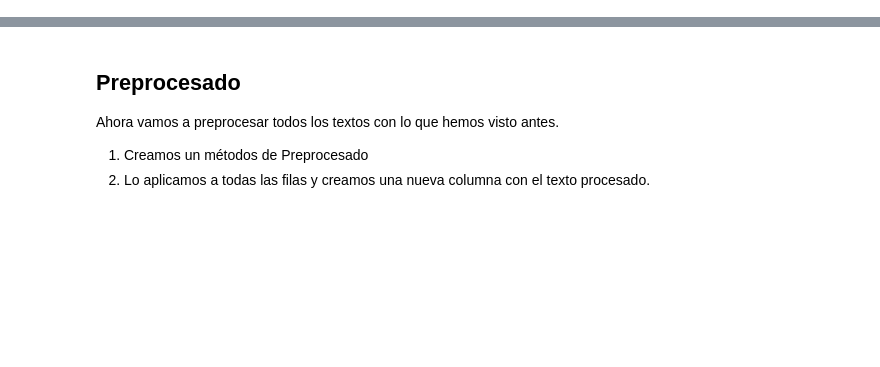
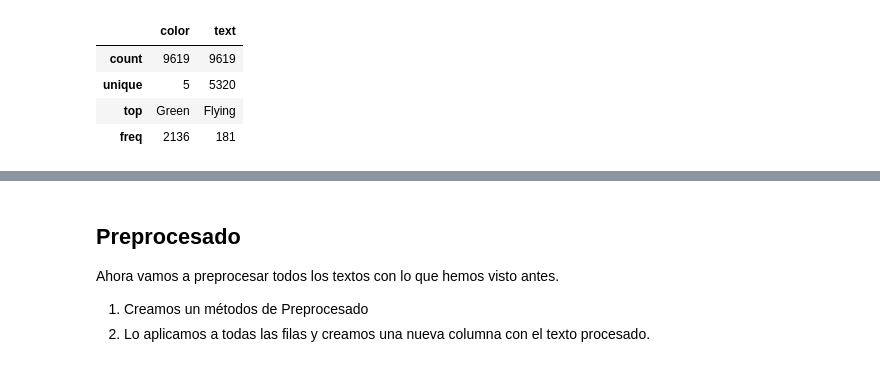
Before and after one commit to madaidays/MG.Workshop.Classification, a Jupyter notebook: Text Classification.ipynb, the cells around one changed output, grey strips where cells are left out. Saved outputs shown, nothing was run; the diff lists cells and outputs as text; code cells hidden in the pictures; blank space fills up the shorter version.

```diff
--- a/Text Classification.ipynb
+++ b/Text Classification.ipynb
@@ -30,0 +28,8 @@ df.head()
+# %%
+df.describe()
+# %% [output]
+|  | color | text |
+| count | 9619 | 9619 |
+| unique | 5 | 5320 |
+| top | Green | Flying |
+| freq | 2136 | 181 |
```
Also changed, not shown: parts of 28 cells of this notebook, 2 other files.
